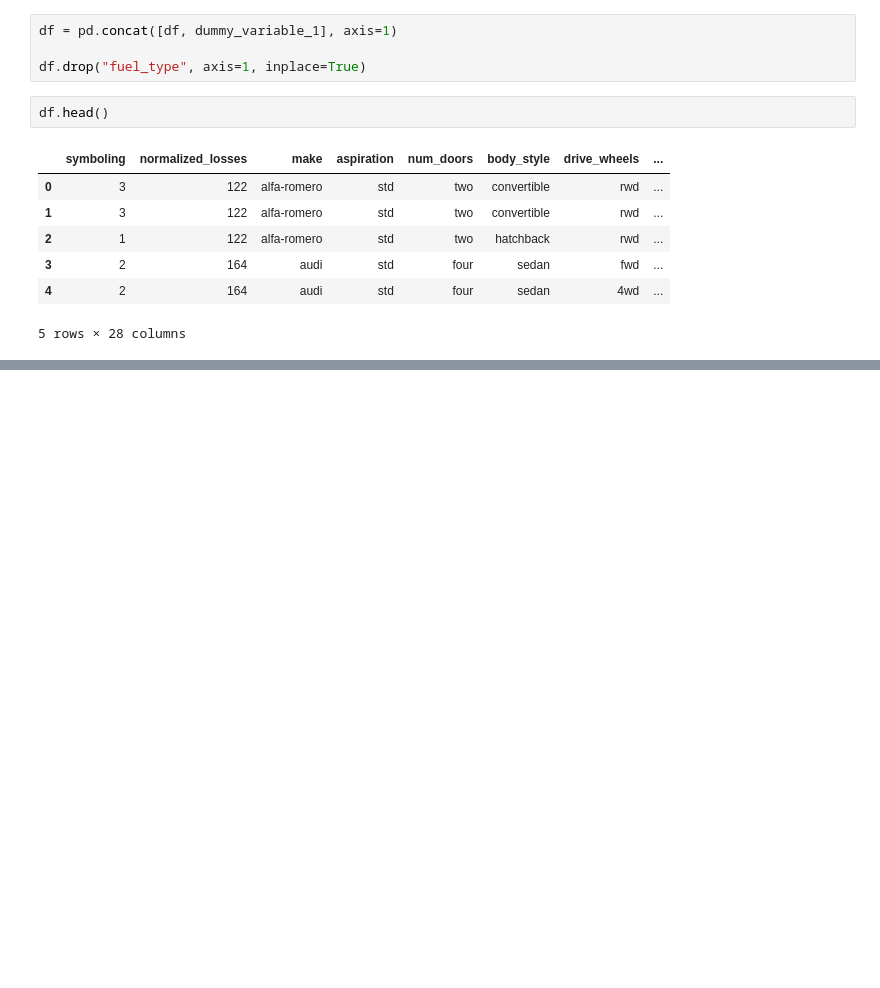
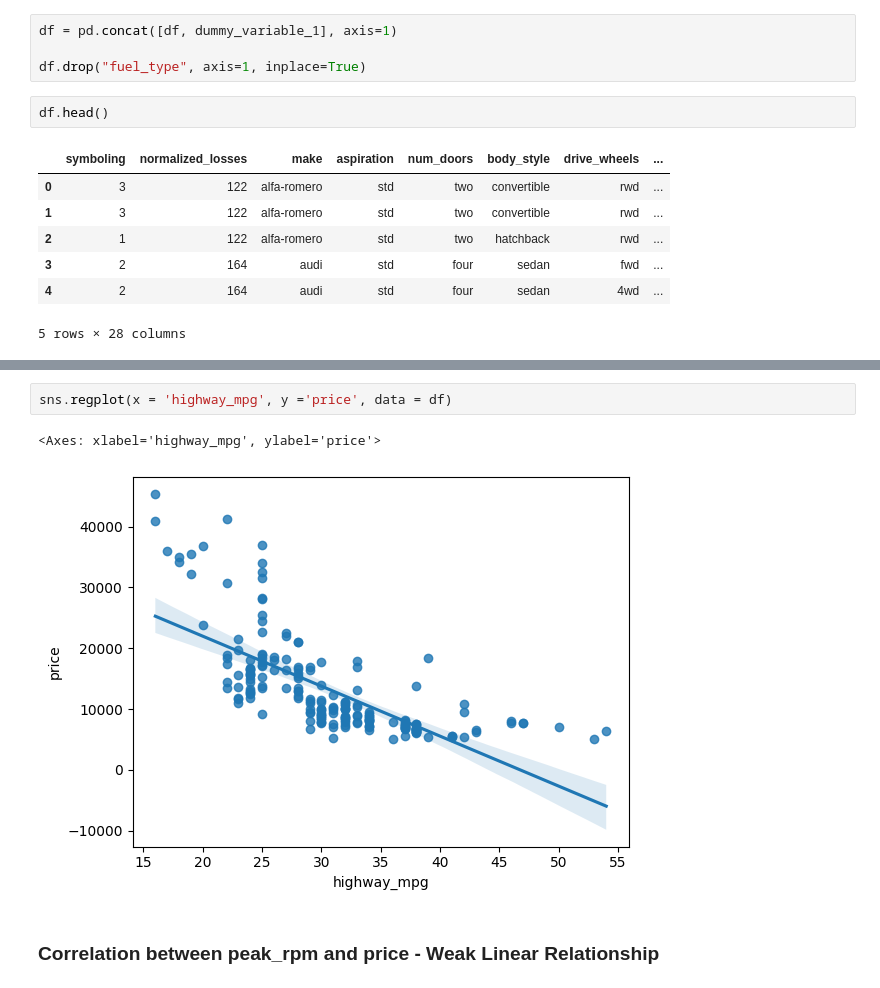
Before and after one commit to vadivelmurugesan/data-science, a Jupyter notebook: example_data_sets/02_used_cars_data_set.ipynb, the cells around one changed output, grey strips where cells are left out. Saved outputs shown, nothing was run; the diff lists cells and outputs as text; blank space fills up the shorter version.

```diff
--- a/example_data_sets/02_used_cars_data_set.ipynb
+++ b/example_data_sets/02_used_cars_data_set.ipynb
@@ -456,0 +499,7 @@ df.head()
+# %%
+sns.regplot(x = 'highway_mpg', y ='price', data = df)
+# %% [output]
+<Axes: xlabel='highway_mpg', ylabel='price'>
+[figure, added]
+# %% [markdown]
+### Correlation between peak_rpm and price - Weak Linear Relationship
```
Also changed, not shown: parts of 15 cells of this notebook.
